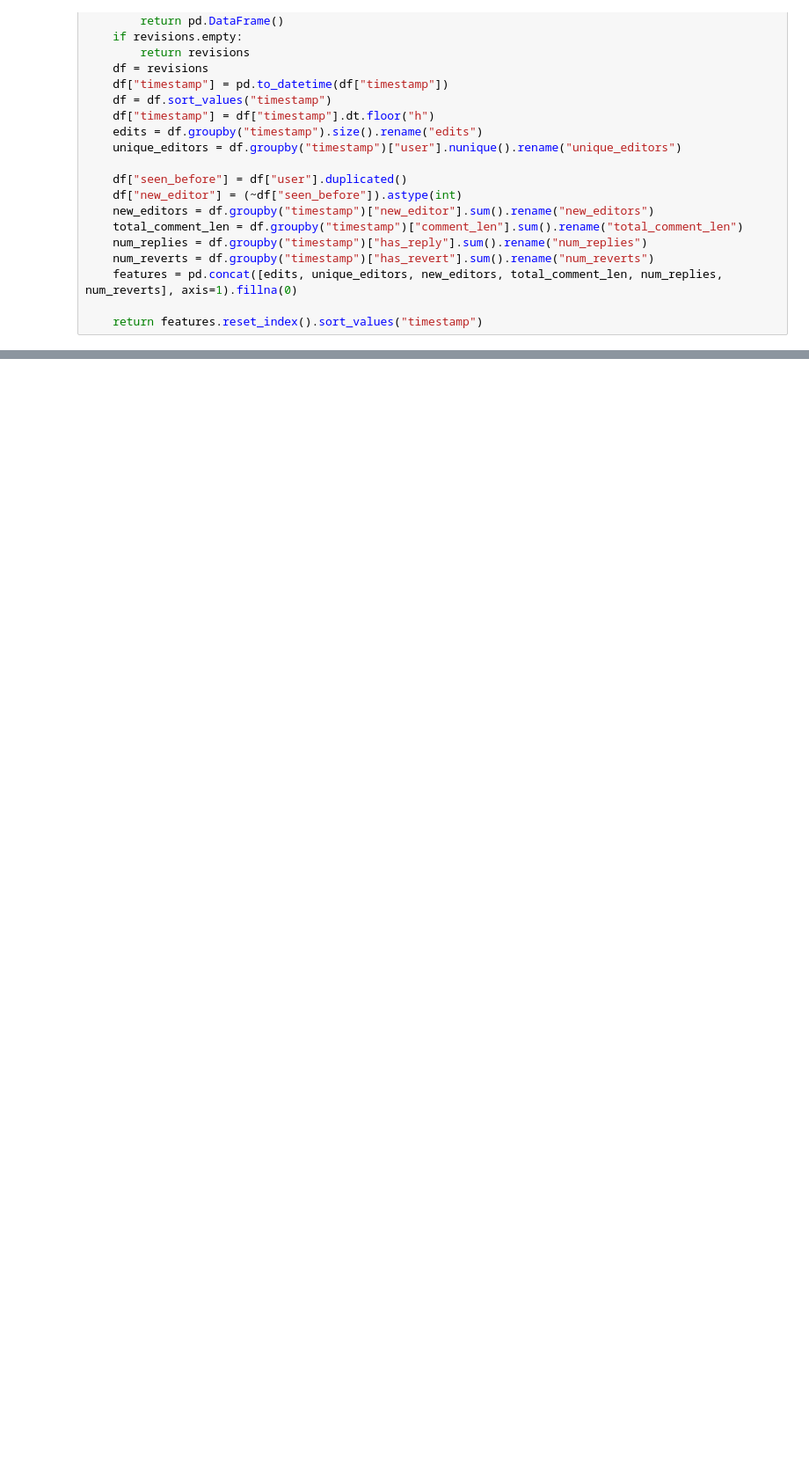
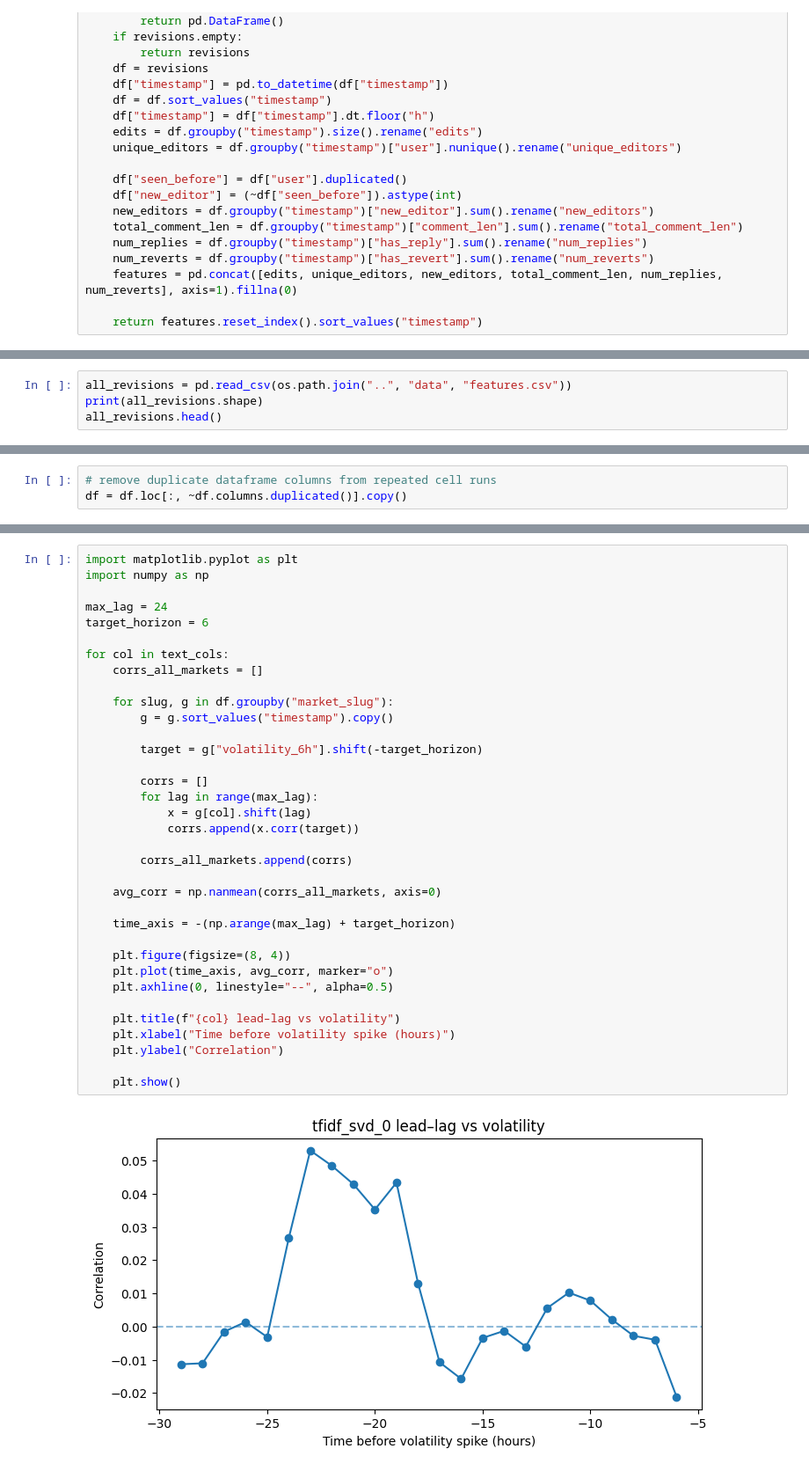
Before and after one commit to tallywiesenberg/thinking-bee, a Jupyter notebook: src/main.ipynb, the cells around one changed output, grey strips where cells are left out. Shown at 88% size. Cells and saved outputs as stored; diff of their text form; blank space fills up the shorter version.

```diff
--- a/src/main.ipynb
+++ b/src/main.ipynb
@@ -205,0 +172,4 @@ features = all_revisions.groupby("timestamp").agg(
+# %%
+all_revisions = pd.read_csv(os.path.join("..", "data", "features.csv"))
+print(all_revisions.shape)
+all_revisions.head()
@@ -479,0 +579,3 @@ plt.show()
+# %%
+# remove duplicate dataframe columns from repeated cell runs
+df = df.loc[:, ~df.columns.duplicated()].copy()
@@ -479,0 +786,37 @@ plt.show()
+# %%
+import matplotlib.pyplot as plt
+import numpy as np
+
+max_lag = 24
+target_horizon = 6
+
+for col in text_cols:
+    corrs_all_markets = []
+
+    for slug, g in df.groupby("market_slug"):
+        g = g.sort_values("timestamp").copy()
+
+        target = g["volatility_6h"].shift(-target_horizon)
+
+        corrs = []
+        for lag in range(max_lag):
+            x = g[col].shift(lag)
+            corrs.append(x.corr(target))
+
+        corrs_all_markets.append(corrs)
+
+    avg_corr = np.nanmean(corrs_all_markets, axis=0)
+
+    time_axis = -(np.arange(max_lag) + target_horizon)
+
+    plt.figure(figsize=(8, 4))
+    plt.plot(time_axis, avg_corr, marker="o")
+    plt.axhline(0, linestyle="--", alpha=0.5)
+
+    plt.title(f"{col} lead–lag vs volatility")
+    plt.xlabel("Time before volatility spike (hours)")
+    plt.ylabel("Correlation")
+
+    plt.show()
+# %% [output]
+[figure, added]
```
Also changed, not shown: parts of 21 cells of this notebook.
